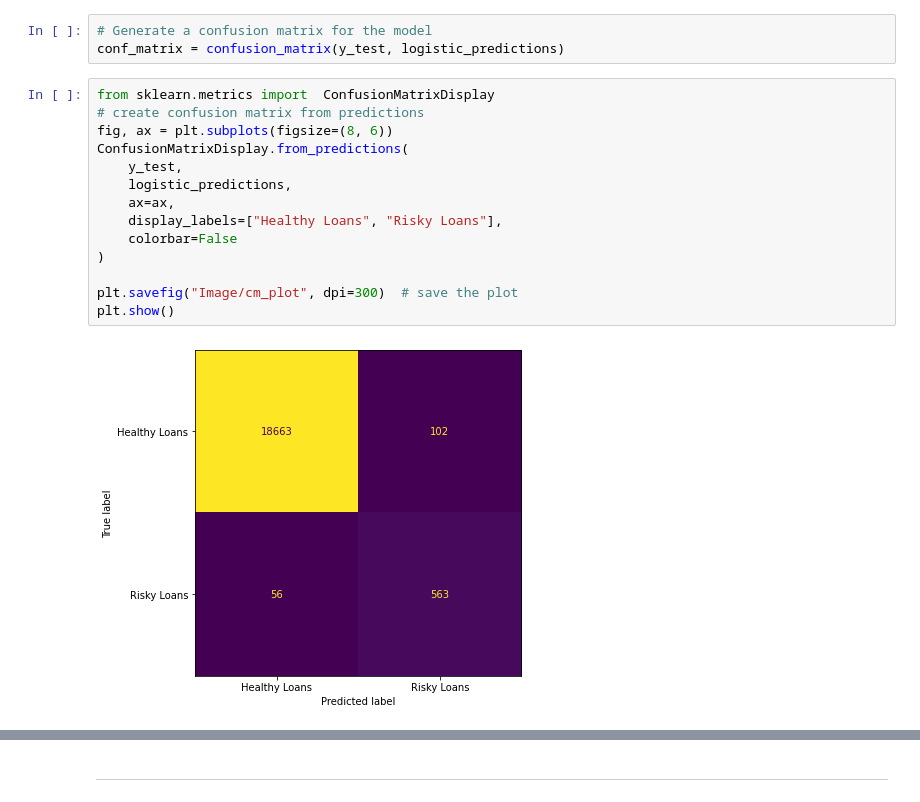
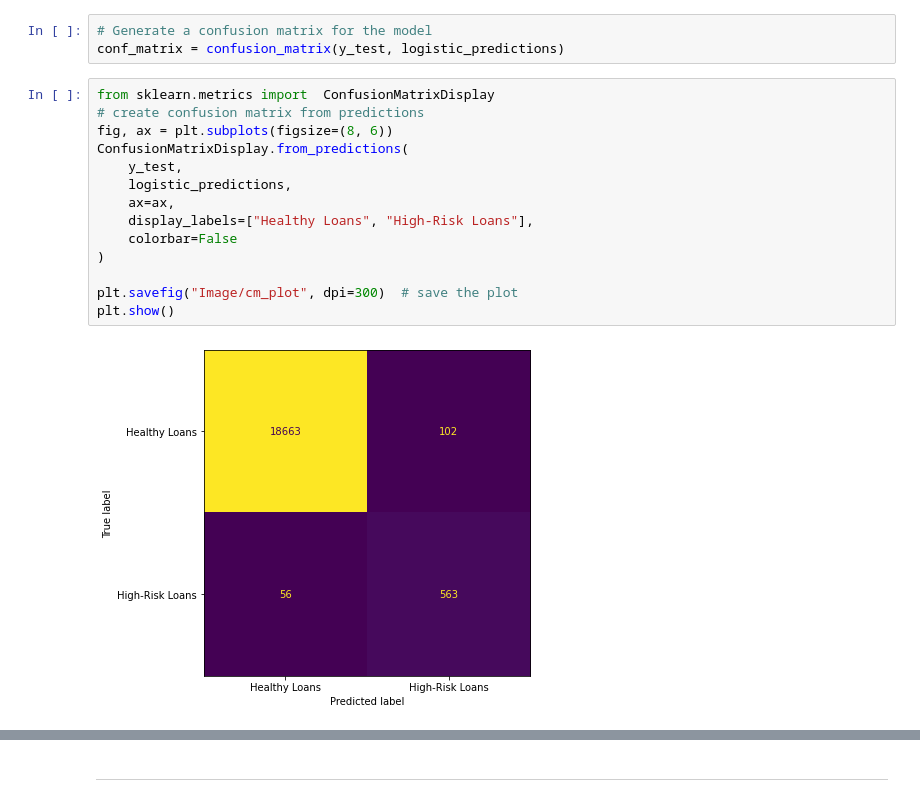
Before and after one commit to Jayplect/credit-risk-classification, a Jupyter notebook: credit_risk_classification.ipynb, the cells around one changed output, grey strips where cells are left out. Saved outputs shown, nothing was run; the diff lists cells and outputs as text.

```diff
--- a/credit_risk_classification.ipynb
+++ b/credit_risk_classification.ipynb
@@ -173,19 +174,19 @@ conf_matrix = confusion_matrix(y_test, logistic_predictions)
 # %%
 from sklearn.metrics import  ConfusionMatrixDisplay
 # create confusion matrix from predictions
 fig, ax = plt.subplots(figsize=(8, 6))
 ConfusionMatrixDisplay.from_predictions(
     y_test,
     logistic_predictions,
     ax=ax,
-    display_labels=["Healthy Loans", "Risky Loans"],
+    display_labels=["Healthy Loans", "High-Risk Loans"],
     colorbar=False
 )
 
 plt.savefig("Image/cm_plot", dpi=300)  # save the plot
 plt.show()
 # %% [output]
-[figure, old version]
+[figure, new version]
 # %%
 # Print the classification report for the model
 print(classification_report(y_test, logistic_predictions,
```
Also changed, not shown: parts of 15 cells of this notebook.
